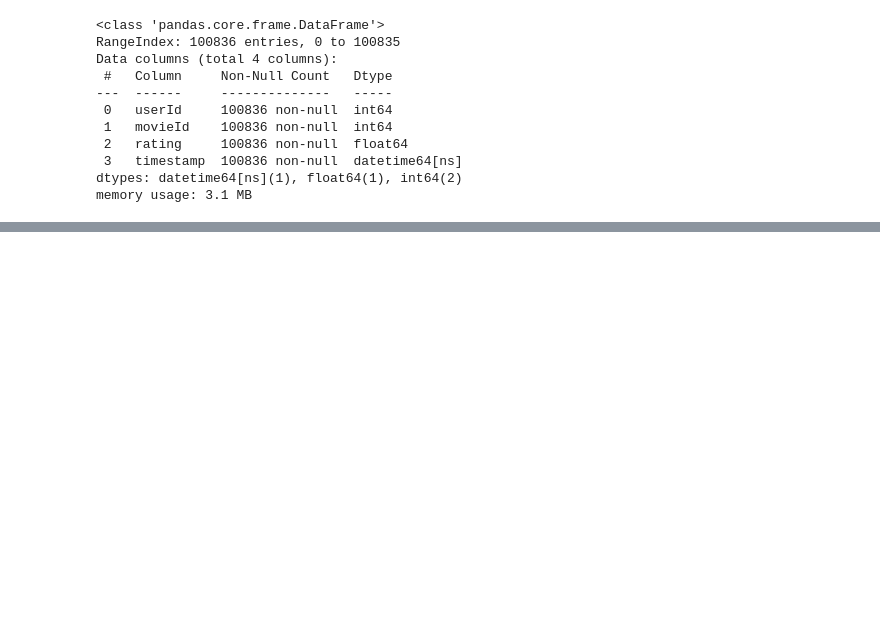
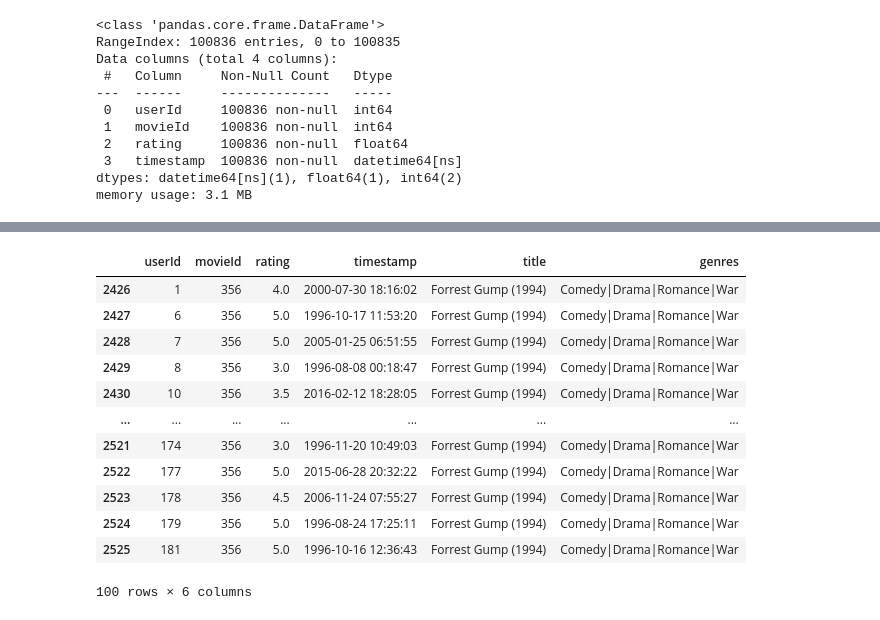
Before and after one commit to sku1978/sk-share-repo, a Jupyter notebook: ML/Recommender-System/Simple Recommender System.ipynb, the cells around one changed output, grey strips where cells are left out. Cells and saved outputs as stored; diff of their text form; code cells hidden in the pictures; blank space fills up the shorter version.

```diff
--- a/ML/Recommender-System/Simple Recommender System.ipynb
+++ b/ML/Recommender-System/Simple Recommender System.ipynb
@@ -30,0 +104,16 @@ memory usage: 3.1 MB
+# %%
+df[(df['title'] == 'Forrest Gump (1994)') | (df['title'] == 'Terminator 2: Judgment Day (1991)	')].head(100)
+# %% [output]
+|  | userId | movieId | rating | timestamp | title | genres |
+| 2426 | 1 | 356 | 4.0 | 2000-07-30 18:16:02 | Forrest Gump (1994) | Comedy|Drama|Romance|War |
+| 2427 | 6 | 356 | 5.0 | 1996-10-17 11:53:20 | Forrest Gump (1994) | Comedy|Drama|Romance|War |
+| 2428 | 7 | 356 | 5.0 | 2005-01-25 06:51:55 | Forrest Gump (1994) | Comedy|Drama|Romance|War |
+| 2429 | 8 | 356 | 3.0 | 1996-08-08 00:18:47 | Forrest Gump (1994) | Comedy|Drama|Romance|War |
+| 2430 | 10 | 356 | 3.5 | 2016-02-12 18:28:05 | Forrest Gump (1994) | Comedy|Drama|Romance|War |
+| ... | ... | ... | ... | ... | ... | ... |
+| 2521 | 174 | 356 | 3.0 | 1996-11-20 10:49:03 | Forrest Gump (1994) | Comedy|Drama|Romance|War |
+| 2522 | 177 | 356 | 5.0 | 2015-06-28 20:32:22 | Forrest Gump (1994) | Comedy|Drama|Romance|War |
+| 2523 | 178 | 356 | 4.5 | 2006-11-24 07:55:27 | Forrest Gump (1994) | Comedy|Drama|Romance|War |
+| 2524 | 179 | 356 | 5.0 | 1996-08-24 17:25:11 | Forrest Gump (1994) | Comedy|Drama|Romance|War |
+| 2525 | 181 | 356 | 5.0 | 1996-10-16 12:36:43 | Forrest Gump (1994) | Comedy|Drama|Romance|War |
+100 rows × 6 columns
```
Also changed, not shown: parts of 11 cells of this notebook.
